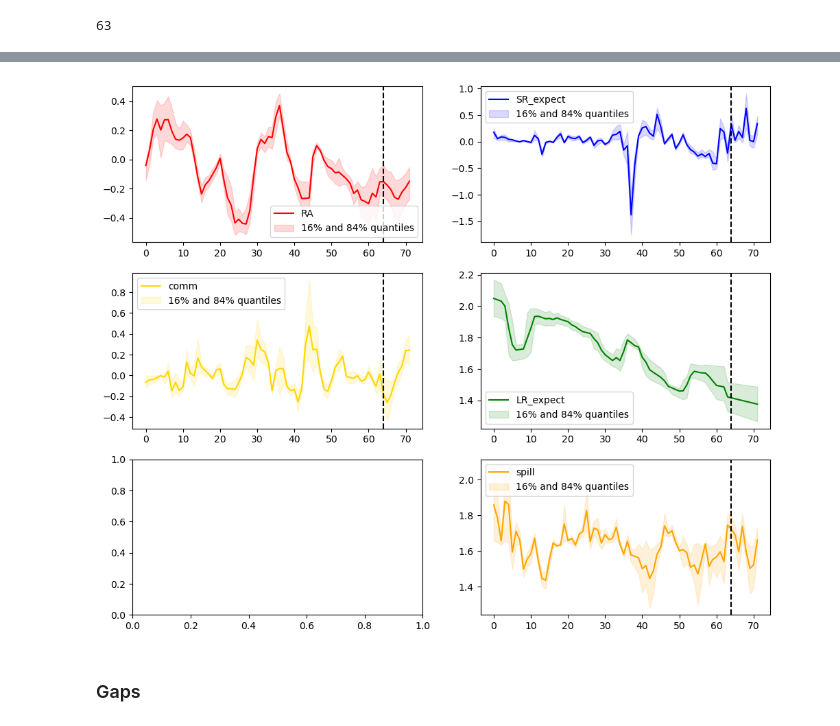
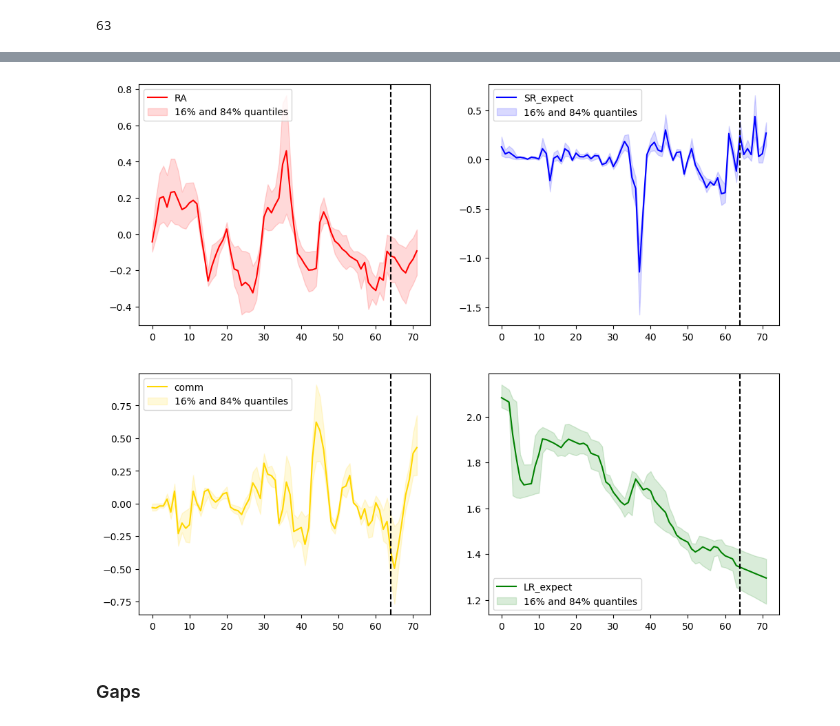
Before and after one commit to rfals/npc_eu, a Jupyter notebook: notebooks/HNN2.ipynb, the cells around one changed output, grey strips where cells are left out. Saved outputs shown, nothing was run; the diff lists cells and outputs as text; code cells hidden in the pictures.

```diff
--- a/notebooks/HNN2.ipynb
+++ b/notebooks/HNN2.ipynb
@@ -40,10 +47,9 @@ device = torch.device('cuda' if torch.cuda.is_available() else 'cpu')
 
 pd.set_option('display.max_columns', 2000)
 # %%
-inflation = pd.read_excel('MAIN_DATABASE.xlsx', index_col=0, sheet_name='1.Inflation')
-activity = pd.read_excel('MAIN_DATABASE.xlsx', index_col=0, sheet_name='2.Real activity')
-external = pd.read_excel('MAIN_DATABASE.xlsx', index_col=0, sheet_name='3.External')
-expectations = pd.read_excel('MAIN_DATABASE.xlsx', index_col=0, sheet_name='5.Expectations')
-spillover = pd.read_csv('core_cpi.csv', index_col=0)
-spillover
+inflation = pd.read_excel('../data/raw/MAIN_DATABASE.xlsx', index_col=0, sheet_name='1.Inflation')
+activity = pd.read_excel('../data/raw/MAIN_DATABASE.xlsx', index_col=0, sheet_name='2.Real activity')
+external = pd.read_excel('../data/raw/MAIN_DATABASE.xlsx', index_col=0, sheet_name='3.External')
+expectations = pd.read_excel('../data/raw/MAIN_DATABASE.xlsx', index_col=0, sheet_name='5.Expectations')
+inflation
 # %% [output]
@@ -142,7 +127,7 @@ inflation
 | 2017-12-31 | 118.95130 | 116.36400 | 4.778714 | 0.002075 |
 76 rows × 4 columns
 # %%
-data = pd.concat([inflation, activity, external, expectations, spillover], axis=1, join='inner')
+data = pd.concat([inflation, activity, external, expectations], axis=1, join='inner')
 data
 # %% [output]
 |  | HICPxEN_SA | HICPxENFOOD_SA | Log_CPI | y | RealGDP | UR | OutputGap | UnemplGap | AVGDGP | ... |
@@ -408,14 +393,9 @@ hemisphere_var = DataTools.append_list(first_part, commodities_name)
 x_pos3 = DataTools.find_position(col_names, hemisphere_var)
 #print(x_pos3)
 
-# Hemisphere 5: Spillover
-currencies_name = ['core_cpi_us', 'core_cpi_ch']
-hemisphere_var = DataTools.append_list(first_part, currencies_name)
-x_pos5 = DataTools.find_position(col_names, hemisphere_var)
-
 # Hemisphere 4 : Long-run expectations
 x_pos4 = [(X_train.shape[1]-1)] # trend position
 #print(x_pos4)
 
 # Put all hemisphere position together
-x_pos = [x_pos1, x_pos2, x_pos3 ,x_pos5, x_pos4, x_pos4, x_pos4, x_pos4, x_pos4] # the last 3 x_pos4 are for the coefficients associated with each hemisphere
+x_pos = [x_pos1, x_pos2, x_pos3 , x_pos4, x_pos4, x_pos4, x_pos4] # the last 3 x_pos4 are for the coefficients associated with each hemisphere
@@ -581,53 +730,36 @@ SR_expect_quantiles = DataTools.inverse_scaling(SR_expect_quantiles, 0, y_std) *
 comm = np.concatenate((results['part_pred_in_mean'][:,2], results['part_pred_mean'][:,2]), axis=0)
 comm = DataTools.inverse_scaling(comm, 0, y_std) * 400
 comm_quantiles = np.concatenate((results["part_pred_in_ensemble"][:,2,:],results["part_pred_ensemble"][:,2,:]), axis=0)
 comm_quantiles = np.nanquantile(comm_quantiles, [0.16, 0.84], axis=1)
 comm_quantiles = DataTools.inverse_scaling(comm_quantiles, 0, y_std) * 400
 
-LR_expect = np.concatenate((results['part_pred_in_mean'][:,4], results['part_pred_mean'][:,4]), axis=0)
+LR_expect = np.concatenate((results['part_pred_in_mean'][:,3], results['part_pred_mean'][:,3]), axis=0)
 LR_expect = DataTools.inverse_scaling(LR_expect, y_mean, y_std) * 400
-LR_expect_quantiles = np.concatenate((results["part_pred_in_ensemble"][:,4,:],results["part_pred_ensemble"][:,4,:]), axis=0)
+LR_expect_quantiles = np.concatenate((results["part_pred_in_ensemble"][:,3,:],results["part_pred_ensemble"][:,3,:]), axis=0)
 LR_expect_quantiles = np.nanquantile(LR_expect_quantiles, [0.16, 0.84], axis=1)
 LR_expect_quantiles = DataTools.inverse_scaling(LR_expect_quantiles, y_mean, y_std) * 400
 
-spill = np.concatenate((results['part_pred_in_mean'][:,3], results['part_pred_mean'][:,3]), axis=0)
-spill = DataTools.inverse_scaling(spill, y_mean, y_std) * 400
-spill_quantiles = np.concatenate((results["part_pred_in_ensemble"][:,3,:],results["part_pred_ensemble"][:,3,:]), axis=0)
-spill_quantiles = np.nanquantile(spill_quantiles, [0.16, 0.84], axis=1)
-spill_quantiles = DataTools.inverse_scaling(spill_quantiles, y_mean, y_std) * 400
-
-
 # Plot a 2 by 2 grid of RA, SR_expect, comm, LR_expect
 plt.rcParams["figure.figsize"]= (12,10)
-fig, axes = plt.subplots(3, 2)
+fig, axes = plt.subplots(2, 2)
 axes[0,0].plot(RA, label='RA', color='red')
 axes[0,0].fill_between(range(len(RA_quantiles[0])), RA_quantiles[0], RA_quantiles[1], alpha=0.15, label='16% and 84% quantiles', color = 'red')
-
 axes[0,1].plot(SR_expect, label='SR_expect', color='blue')
 axes[0,1].fill_between(range(len(SR_expect_quantiles[0])), SR_expect_quantiles[0], SR_expect_quantiles[1], alpha=0.15, label='16% and 84% quantiles', color = 'blue')
-
 axes[1,0].plot(comm, label='comm', color = 'gold')
 axes[1,0].fill_between(range(len(comm_quantiles[0])), comm_quantiles[0], comm_quantiles[1], alpha=0.15, label='16% and 84% quantiles', color = 'gold')
-
 axes[1,1].plot(LR_expect, label='LR_expect', color = 'green')
 axes[1,1].fill_between(range(len(LR_expect_quantiles[0])), LR_expect_quantiles[0], LR_expect_quantiles[1], alpha=0.15, label='16% and 84% quantiles', color = 'green')
-
-axes[2,1].plot(spill, label='spill', color = 'orange')
-axes[2,1].fill_between(range(len(spill_quantiles[0])), spill_quantiles[0], spill_quantiles[1], alpha=0.15, label='16% and 84% quantiles', color = 'orange')
-
 axes[0,0].axvline(x=(X_train.shape[0]+1), color='black', linestyle='--')
 axes[0,1].axvline(x=(X_train.shape[0]+1), color='black', linestyle='--')
 axes[1,0].axvline(x=(X_train.shape[0]+1), color='black', linestyle='--')
 axes[1,1].axvline(x=(X_train.shape[0]+1), color='black', linestyle='--')
-axes[2,1].axvline(x=(X_train.shape[0]+1), color='black', linestyle='--')
-
 axes[0,0].legend()
 axes[0,1].legend()
 axes[1,0].legend()
 axes[1,1].legend()
-axes[2,1].legend()
 plt.show()
 # %% [output]
-[figure, old version]
+[figure, new version]
 # %% [markdown]
 ### Gaps
```
Also changed, not shown: parts of 41 cells of this notebook, 12 other files.
